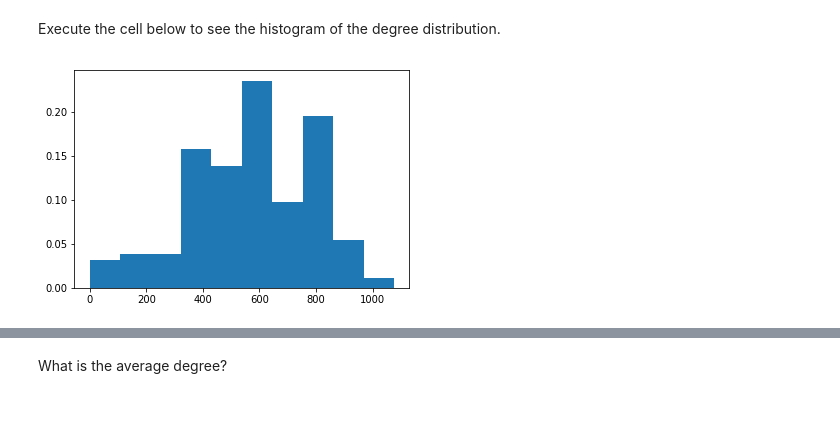
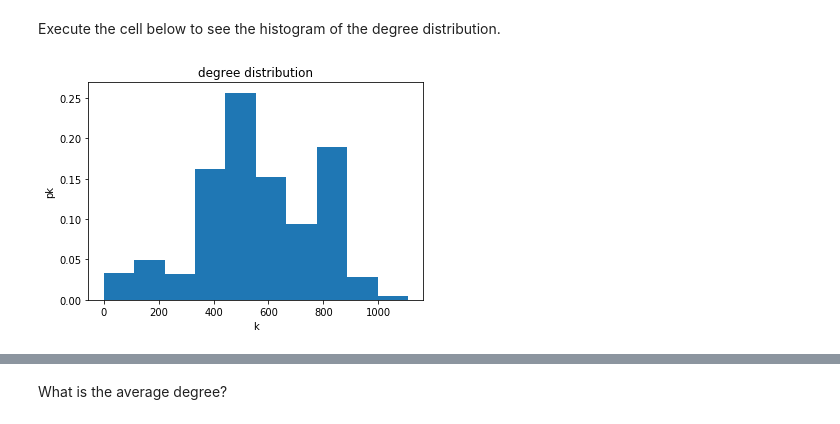
Before and after one commit to GentleDell/Team16_ntds2018, a Jupyter notebook: 1_network_properties.ipynb, the cells around one changed output, grey strips where cells are left out. Saved outputs shown, nothing was run; the diff lists cells and outputs as text; code cells hidden in the pictures.

Commit message:
added some analysis and figures; commented all my codes

```diff
--- a/1_network_properties.ipynb
+++ b/1_network_properties.ipynb
@@ -247,6 +236,7 @@ Are the edges of your graph weighted?
 
 What is the degree distibution of your network?
 # %%
+Threshold = 0.3
 n_nodes = len(adjacency)
 degree = np.sum(adjacency > Threshold, axis = 1)
 # %%
@@ -256,5 +246,9 @@ Execute the cell below to see the histogram of the degree distribution.
 # %%
 weights = np.ones_like(degree) / float(n_nodes)
 plt.hist(degree, weights=weights);
+plt.title("degree distribution")
+plt.xlabel("k")
+plt.ylabel("pk")
+plt.show()
 # %% [output]
-[figure, old version]
+[figure, new version]
```
Also changed, not shown: parts of 31 cells of this notebook, 2 other files.
